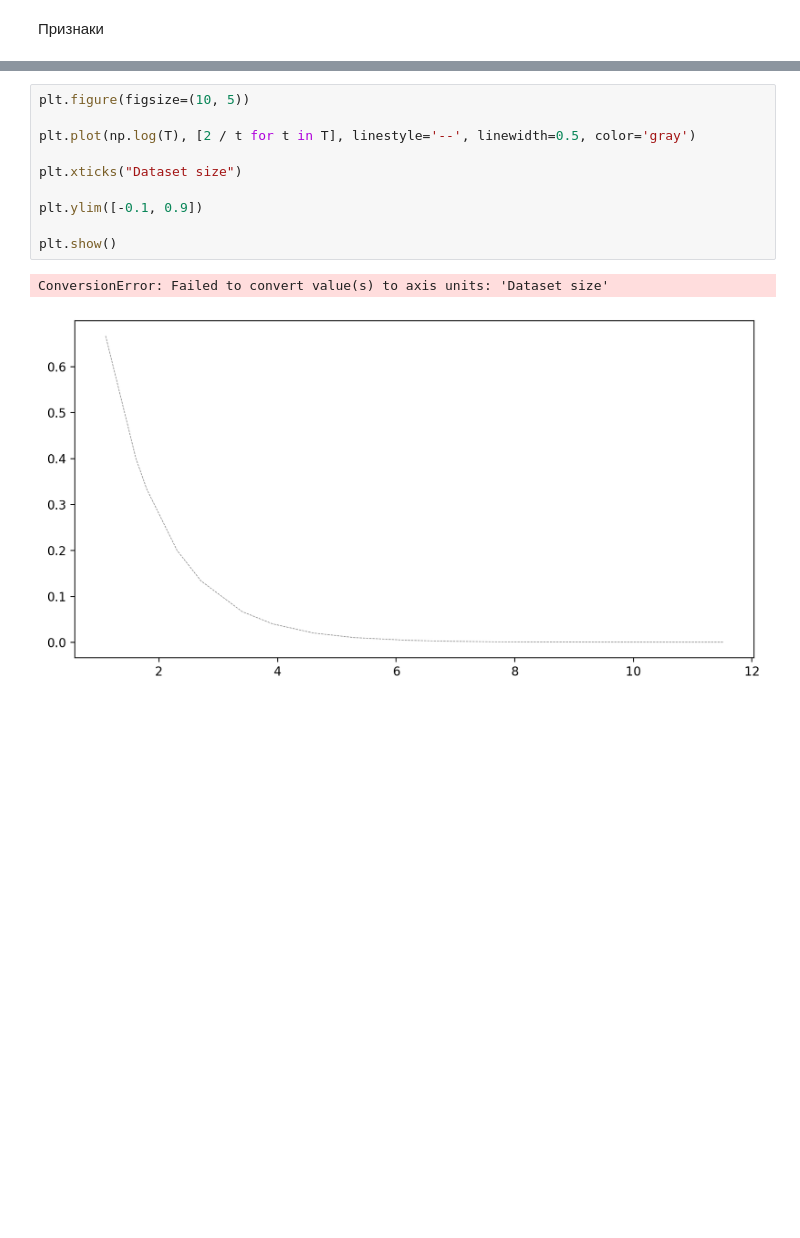
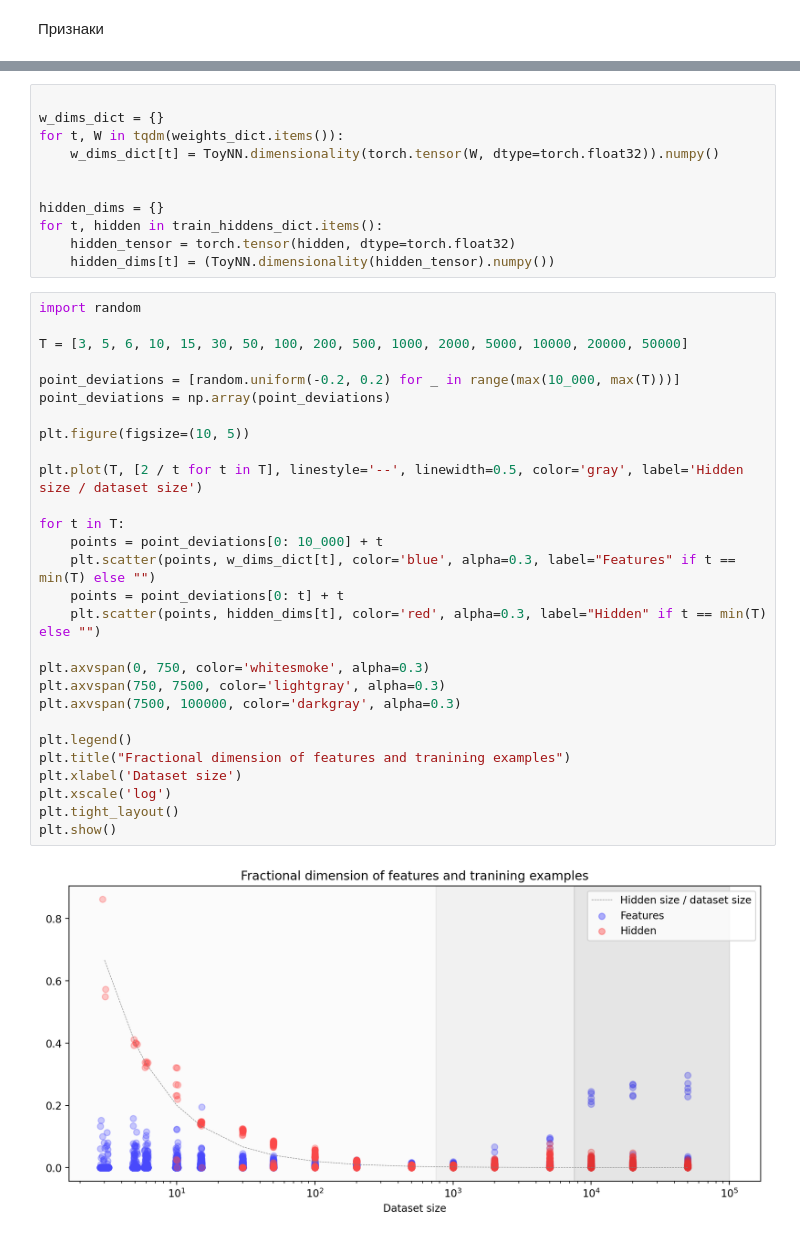
Before and after one commit to selected-topics-ai/TOY-DOUBLE-DECENT, a Jupyter notebook: notebooks/report.ipynb, the cells around one changed output, grey strips where cells are left out. Saved outputs shown, nothing was run; the diff lists cells and outputs as text; blank space fills up the shorter version.

Commit message:
add plots

```diff
--- a/notebooks/report.ipynb
+++ b/notebooks/report.ipynb
@@ -94,13 +109,41 @@ plt.show()
+# %%
+
+w_dims_dict = {}
+for t, W in tqdm(weights_dict.items()):
+    w_dims_dict[t] = ToyNN.dimensionality(torch.tensor(W, dtype=torch.float32)).numpy()
+
+
+hidden_dims = {}
+for t, hidden in train_hiddens_dict.items():
+    hidden_tensor = torch.tensor(hidden, dtype=torch.float32)
+    hidden_dims[t] = (ToyNN.dimensionality(hidden_tensor).numpy())
 # %%
+import random
+
+T = [3, 5, 6, 10, 15, 30, 50, 100, 200, 500, 1000, 2000, 5000, 10000, 20000, 50000]
+
+point_deviations = [random.uniform(-0.2, 0.2) for _ in range(max(10_000, max(T)))]
+point_deviations = np.array(point_deviations)
+
 plt.figure(figsize=(10, 5))
 
-plt.plot(np.log(T), [2 / t for t in T], linestyle='--', linewidth=0.5, color='gray')
+plt.plot(T, [2 / t for t in T], linestyle='--', linewidth=0.5, color='gray', label='Hidden size / dataset size')
 
-plt.xticks("Dataset size")
+for t in T:
+    points = point_deviations[0: 10_000] + t
+    plt.scatter(points, w_dims_dict[t], color='blue', alpha=0.3, label="Features" if t == min(T) else "")
+    points = point_deviations[0: t] + t
+    plt.scatter(points, hidden_dims[t], color='red', alpha=0.3, label="Hidden" if t == min(T) else "")
 
-plt.ylim([-0.1, 0.9])
+plt.axvspan(0, 750, color='whitesmoke', alpha=0.3)
+plt.axvspan(750, 7500, color='lightgray', alpha=0.3)
+plt.axvspan(7500, 100000, color='darkgray', alpha=0.3)
 
+plt.legend()
+plt.title("Fractional dimension of features and tranining examples")
+plt.xlabel('Dataset size')
+plt.xscale('log')
+plt.tight_layout()
 plt.show()
 # %% [output]
-ConversionError: Failed to convert value(s) to axis units: 'Dataset size'
-[figure, old version]
+[figure, new version]
```
Also changed, not shown: parts of 10 cells of this notebook, 2 other files.
